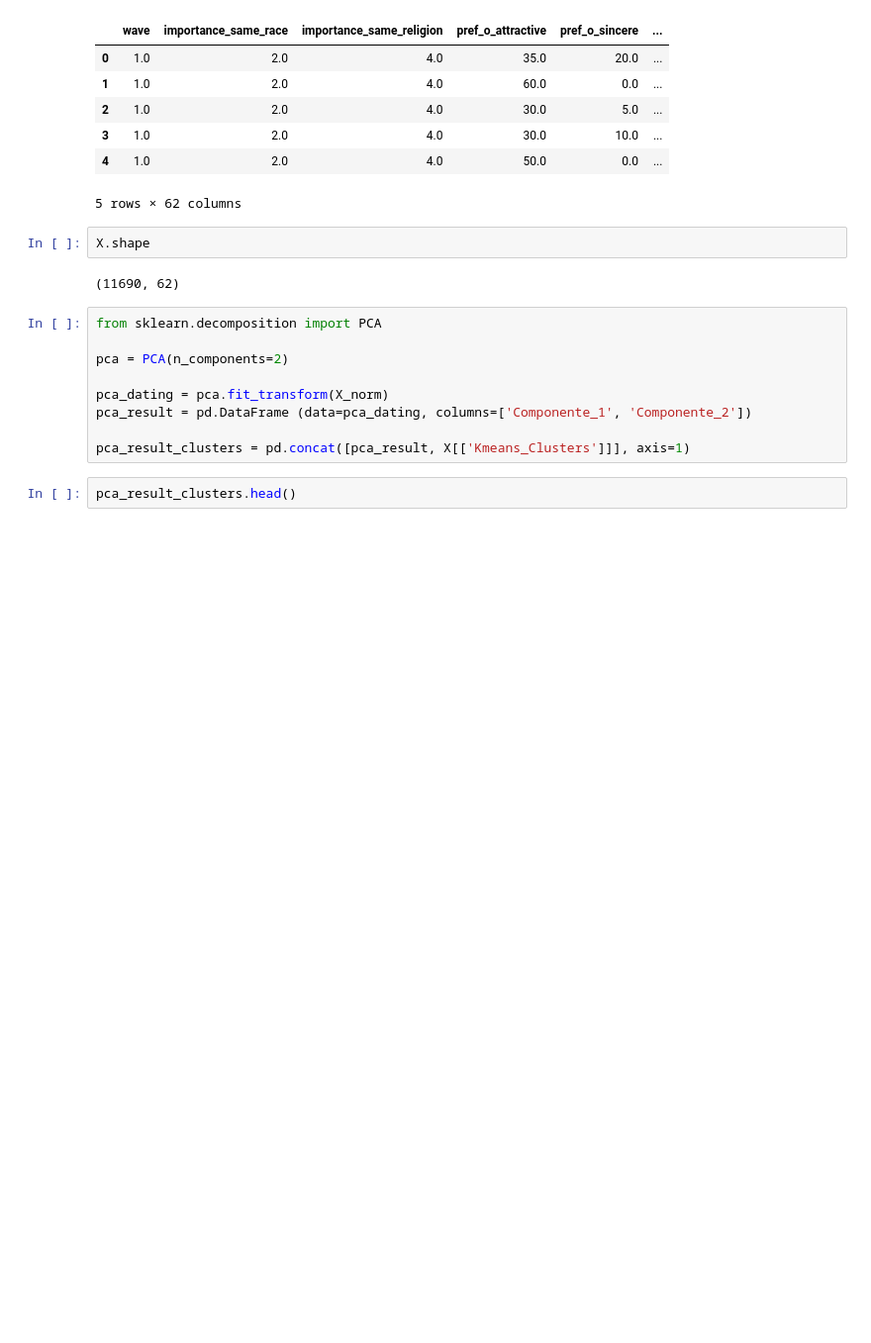
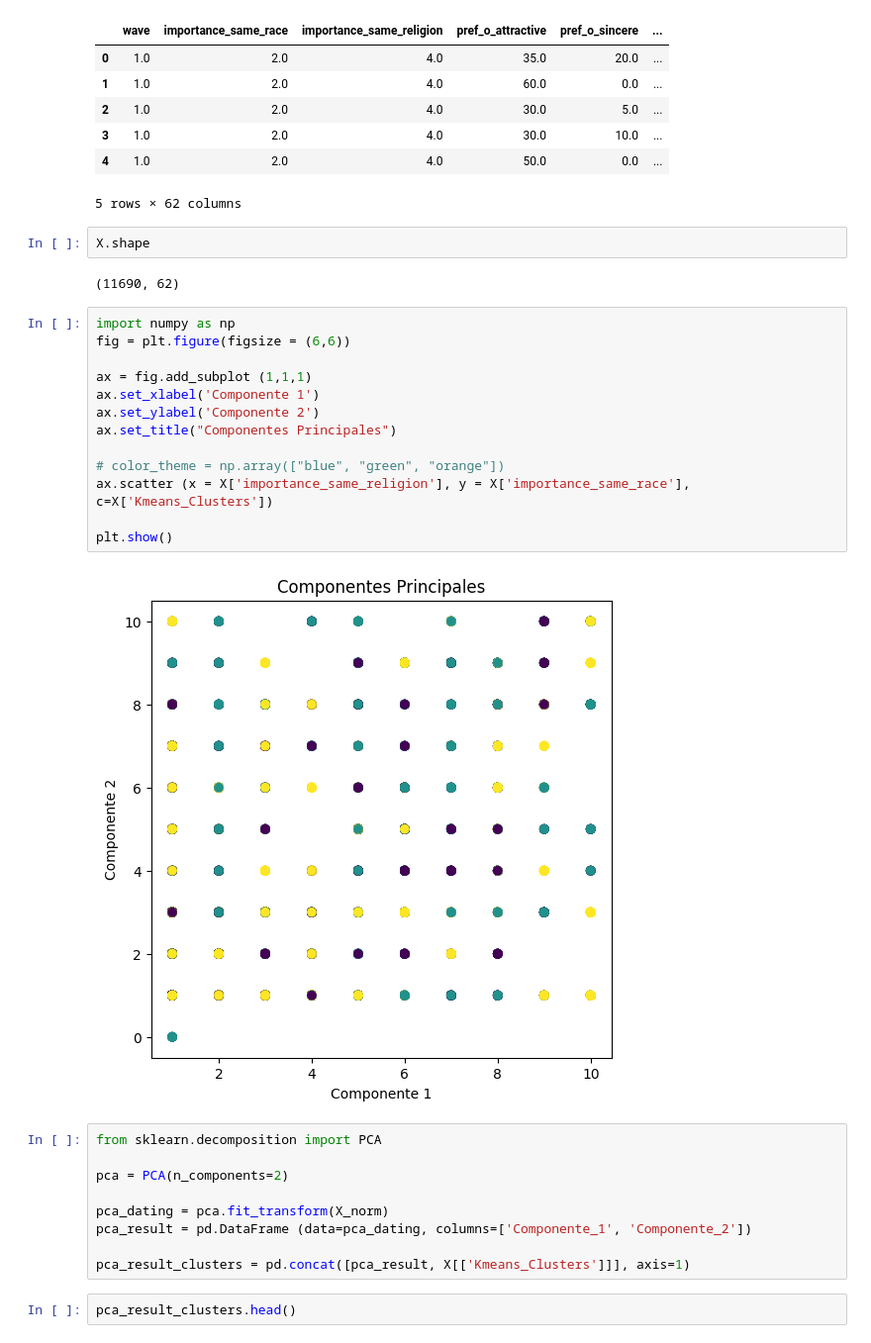
Before and after one commit to yninom/CLUSTERING, a Jupyter notebook: speeddating.ipynb, the cells around one changed output. Shown: that part at 99% size. Drawn from its saved outputs; the diff is of its cells as text; blank space fills up the shorter version.

```diff
--- a/speeddating.ipynb
+++ b/speeddating.ipynb
@@ -654,6 +654,22 @@ X.head()
 X.shape
 # %% [output]
 (11690, 62)
+# %%
+import numpy as np
+fig = plt.figure(figsize = (6,6))
+
+ax = fig.add_subplot (1,1,1)
+ax.set_xlabel('Componente 1')
+ax.set_ylabel('Componente 2')
+ax.set_title("Componentes Principales")
+
+# color_theme = np.array(["blue", "green", "orange"])
+ax.scatter (x = X['importance_same_religion'], y = X['importance_same_race'],
+c=X['Kmeans_Clusters'])
+
+plt.show()
+# %% [output]
+[figure, added]
 # %%
 from sklearn.decomposition import PCA
 
```
Also changed, not shown: parts of 4 cells of this notebook.
